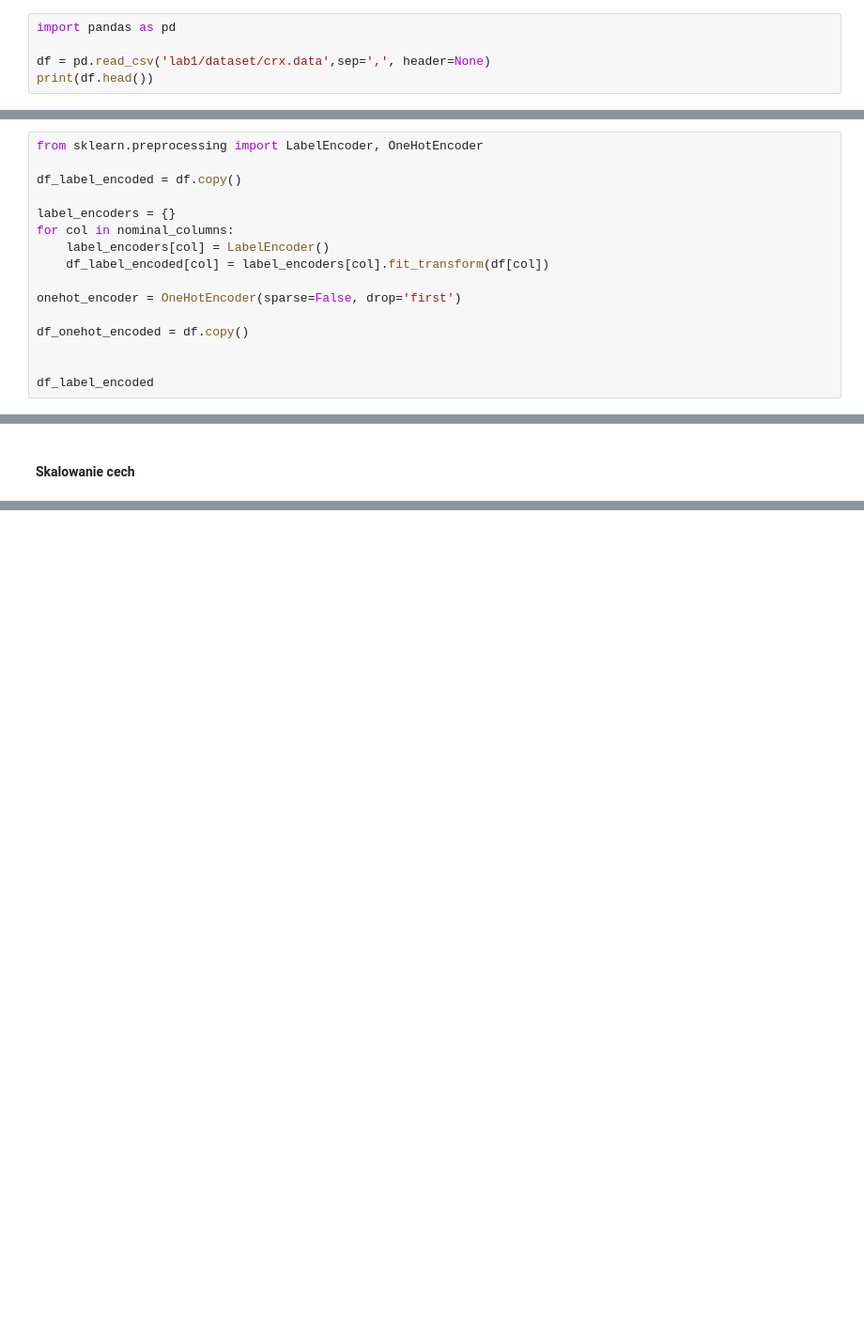
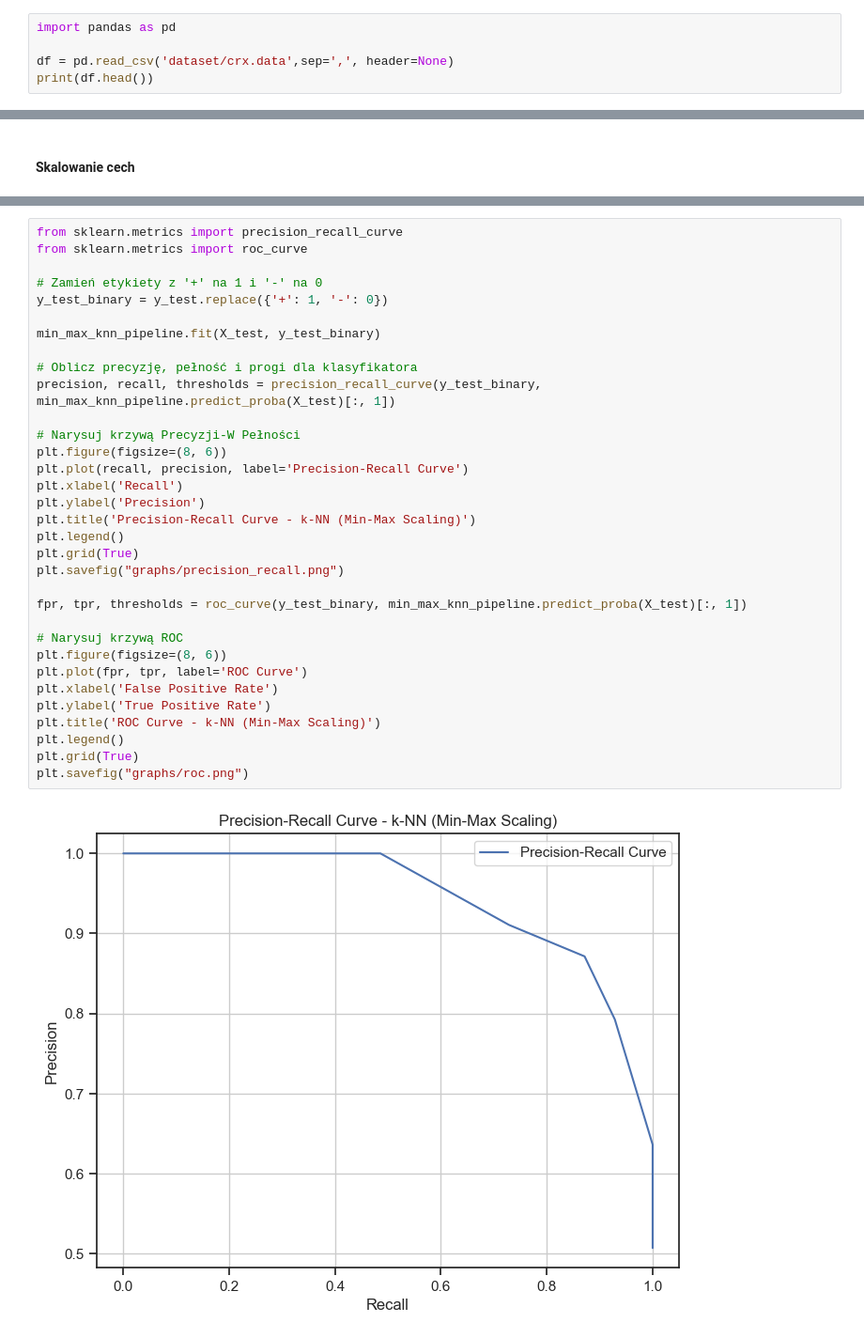
Before and after one commit to uqsz/machine_learning, a Jupyter notebook: lab1/lab1 - kod.ipynb, the cells around one changed output, grey strips where cells are left out. Shown: that part at 94% size. Drawn from its saved outputs; the diff is of its cells as text; blank space fills up the shorter version.

```diff
--- a/lab1.ipynb
+++ b/lab1/lab1 - kod.ipynb
@@ -5,7 +5,7 @@
 # %%
 import pandas as pd
 
-df = pd.read_csv('lab1/dataset/crx.data',sep=',', header=None)
+df = pd.read_csv('dataset/crx.data',sep=',', header=None)
 print(df.head())
 # %% [output]
   0      1      2  3  4  5  6     7  8  9   10 11 12     13   14  15
@@ -54,19 +60,3 @@ plt.show()
 [figure]
 # %% [markdown]
 #### Kodowanie wartości nominalnych
-# %%
-from sklearn.preprocessing import LabelEncoder, OneHotEncoder
-
-df_label_encoded = df.copy()
-
-label_encoders = {}
-for col in nominal_columns:
-    label_encoders[col] = LabelEncoder()
-    df_label_encoded[col] = label_encoders[col].fit_transform(df[col])
-
-onehot_encoder = OneHotEncoder(sparse=False, drop='first')
-
-df_onehot_encoded = df.copy()
-
-
-df_label_encoded
@@ -151,0 +224,35 @@ print(df)
+# %%
+from sklearn.metrics import precision_recall_curve
+from sklearn.metrics import roc_curve
+
+# Zamień etykiety z '+' na 1 i '-' na 0
+y_test_binary = y_test.replace({'+': 1, '-': 0})
+
+min_max_knn_pipeline.fit(X_test, y_test_binary)
+
+# Oblicz precyzję, pełność i progi dla klasyfikatora
+precision, recall, thresholds = precision_recall_curve(y_test_binary, min_max_knn_pipeline.predict_proba(X_test)[:, 1])
+
+# Narysuj krzywą Precyzji-W Pełności
+plt.figure(figsize=(8, 6))
+plt.plot(recall, precision, label='Precision-Recall Curve')
+plt.xlabel('Recall')
+plt.ylabel('Precision')
+plt.title('Precision-Recall Curve - k-NN (Min-Max Scaling)')
+plt.legend()
+plt.grid(True)
+plt.savefig("graphs/precision_recall.png")
+
+fpr, tpr, thresholds = roc_curve(y_test_binary, min_max_knn_pipeline.predict_proba(X_test)[:, 1])
+
+# Narysuj krzywą ROC
+plt.figure(figsize=(8, 6))
+plt.plot(fpr, tpr, label='ROC Curve')
+plt.xlabel('False Positive Rate')
+plt.ylabel('True Positive Rate')
+plt.title('ROC Curve - k-NN (Min-Max Scaling)')
+plt.legend()
+plt.grid(True)
+plt.savefig("graphs/roc.png")
+# %% [output]
+[figure, added]
```
Also changed, not shown: parts of 12 cells of this notebook, 6 other files.
